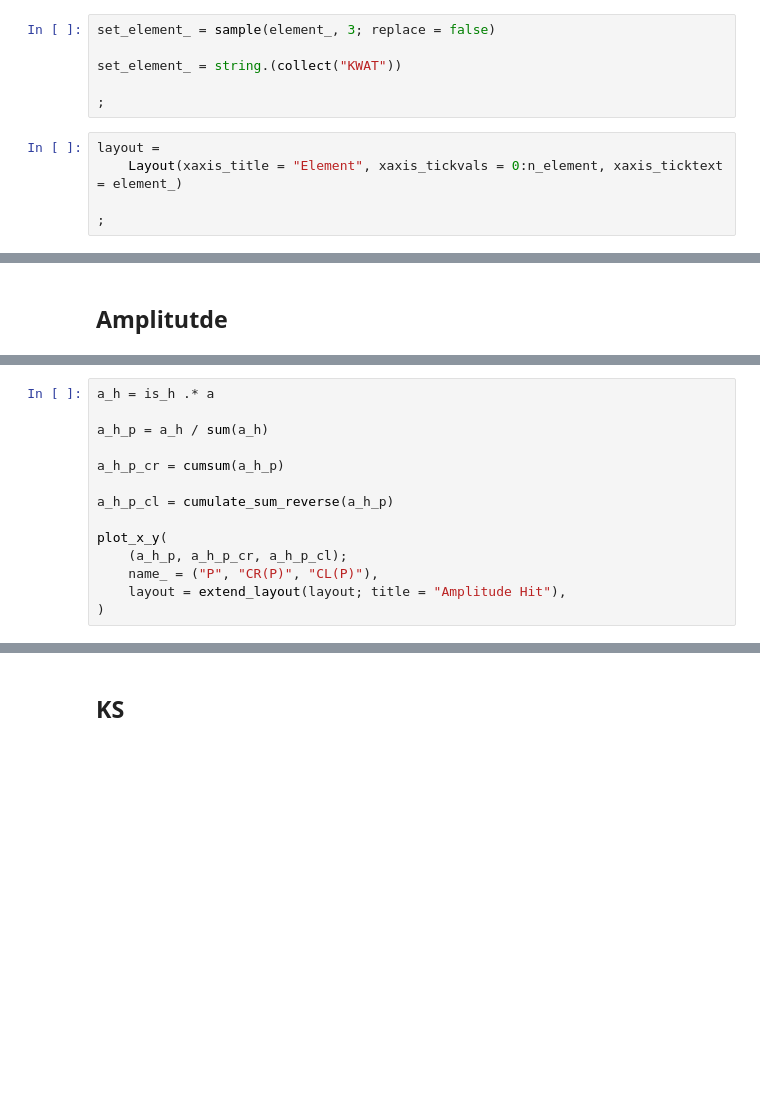
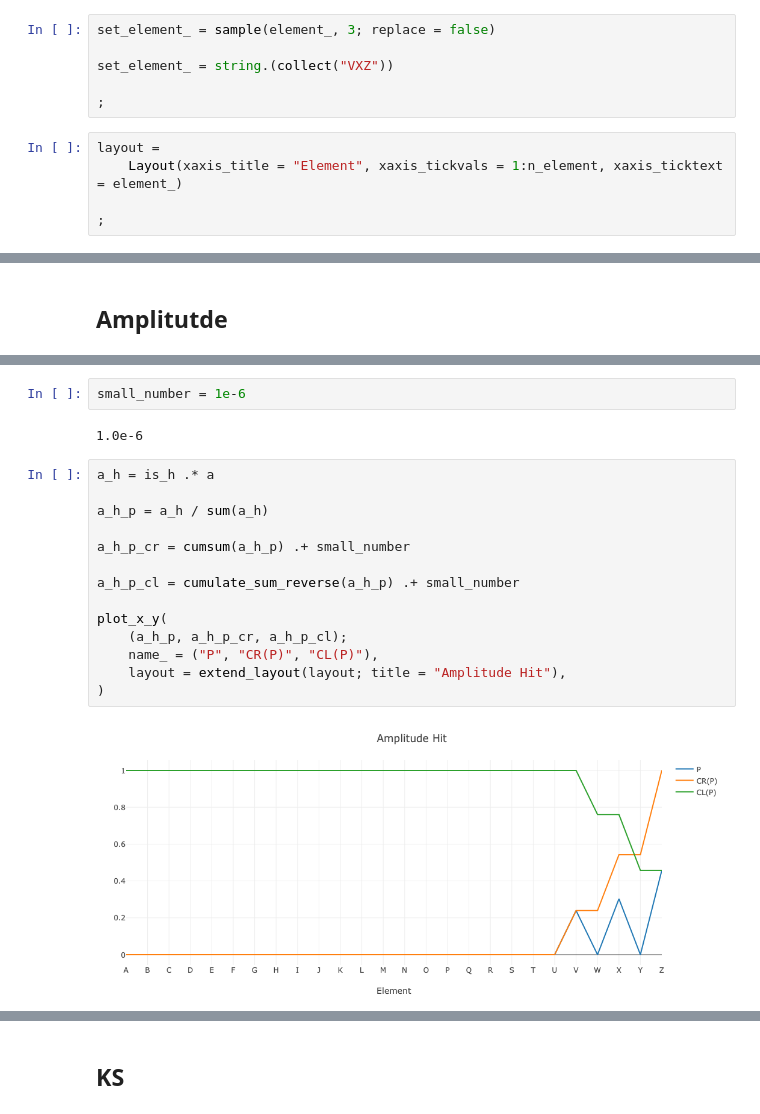
Before and after one commit to KwatME/FeatureSetEnrichment.jl, a Jupyter notebook: notebook/1.ipynb, the cells around one changed output, grey strips where cells are left out. Cells and saved outputs as stored; diff of their text form; blank space fills up the shorter version.

```diff
--- a/notebook/1.ipynb
+++ b/notebook/1.ipynb
@@ -33,12 +35,12 @@ element_score_ = randn(n_element)
 # %%
 set_element_ = sample(element_, 3; replace = false)
 
-set_element_ = string.(collect("KWAT"))
+set_element_ = string.(collect("VXZ"))
 
 ;
 # %%
 layout =
-    Layout(xaxis_title = "Element", xaxis_tickvals = 0:n_element, xaxis_ticktext = element_)
+    Layout(xaxis_title = "Element", xaxis_tickvals = 1:n_element, xaxis_ticktext = element_)
 
 ;
 # %%
@@ -110,17 +129,23 @@ plot_x_y(
+# %%
+small_number = 1e-6
+# %% [output]
+1.0e-6
 # %%
 a_h = is_h .* a
 
 a_h_p = a_h / sum(a_h)
 
-a_h_p_cr = cumsum(a_h_p)
+a_h_p_cr = cumsum(a_h_p) .+ small_number
 
-a_h_p_cl = cumulate_sum_reverse(a_h_p)
+a_h_p_cl = cumulate_sum_reverse(a_h_p) .+ small_number
 
 plot_x_y(
     (a_h_p, a_h_p_cr, a_h_p_cl);
     name_ = ("P", "CR(P)", "CL(P)"),
     layout = extend_layout(layout; title = "Amplitude Hit"),
 )
+# %% [output]
+[figure, added]
 # %%
 a_m = is_m .* a
 
```
Also changed, not shown: parts of 15 cells of this notebook, 1 other file.
